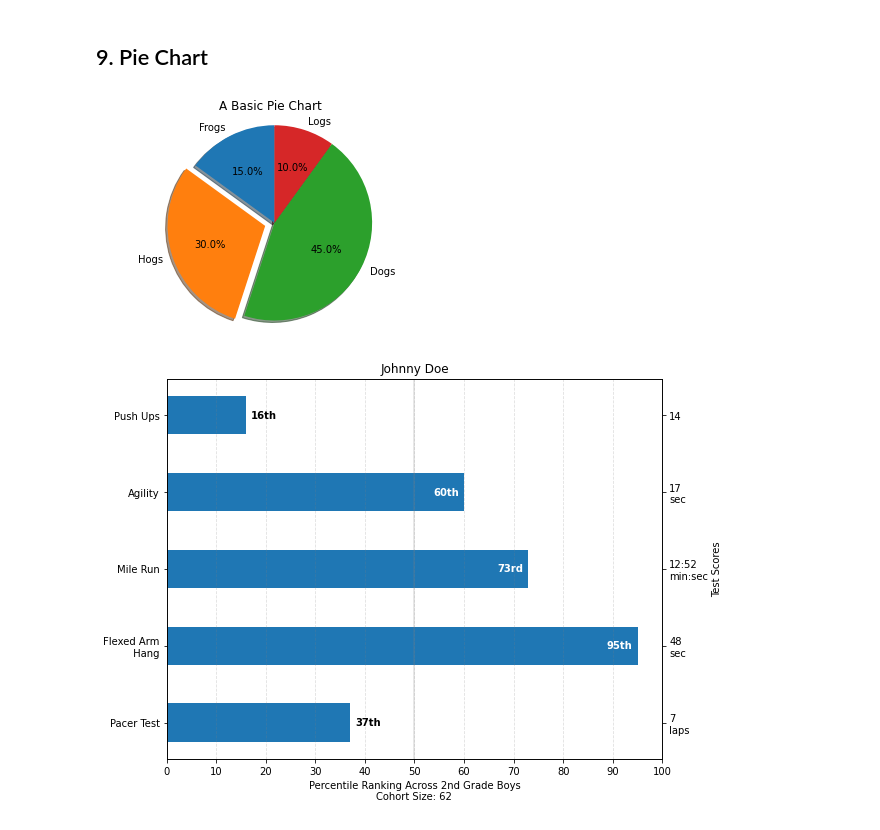
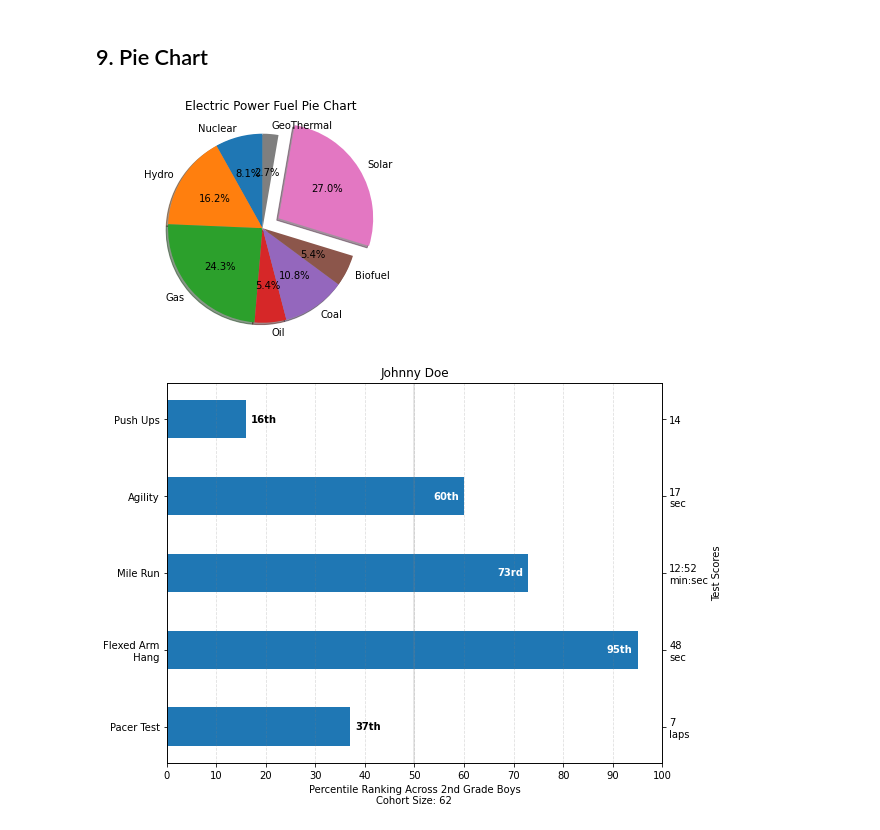
Before and after one commit to KrisMatrix/Data_Visualization, a Jupyter notebook: Data_Visualization_Tutorial.ipynb, the cells around one changed output. Saved outputs shown, nothing was run; the diff lists cells and outputs as text; code cells hidden in the pictures.

```diff
--- a/Data_Visualization_Tutorial.ipynb
+++ b/Data_Visualization_Tutorial.ipynb
@@ -328,19 +328,20 @@ plt.show()
 ## 9. Pie Chart
 # %%
 # Pie chart, where the slices will be ordered and plotted counter-clockwise:
-labels = 'Frogs', 'Hogs', 'Dogs', 'Logs'
-sizes = [15, 30, 45, 10]
-explode = (0, 0.1, 0, 0)  # only "explode" the 2nd slice (i.e. 'Hogs')
+labels = 'Nuclear', 'Hydro', 'Gas', 'Oil', 'Coal', 'Biofuel', 'Solar', 'GeoThermal'
+#labels = 'Frogs', 'Hogs', 'Dogs', 'Logs'
+sizes = [15, 30, 45, 10, 20, 10, 50, 5]
+explode = (0, 0, 0, 0, 0, 0, 0.2, 0)  # only "explode" the 2nd slice (i.e. 'Solar')
 
 fig1, ax1 = plt.subplots()
 ax1.pie(sizes, explode=explode, labels=labels, autopct='%1.1f%%',
         shadow=True, startangle=90)
 ax1.axis('equal')  # Equal aspect ratio ensures that pie is drawn as a circle.
-plt.title("A Basic Pie Chart")
+plt.title("Electric Power Fuel Pie Chart")
 
 plt.show()
 # %% [output]
-[figure, old version]
+[figure, new version]
 # %%
 from matplotlib.ticker import MaxNLocator #Finds up to a max number of intervals with ticks at nice locations.
 from collections import namedtuple  #factory function for creating tuple subclasses with named fields
```
Also changed, not shown: parts of 6 cells of this notebook.
